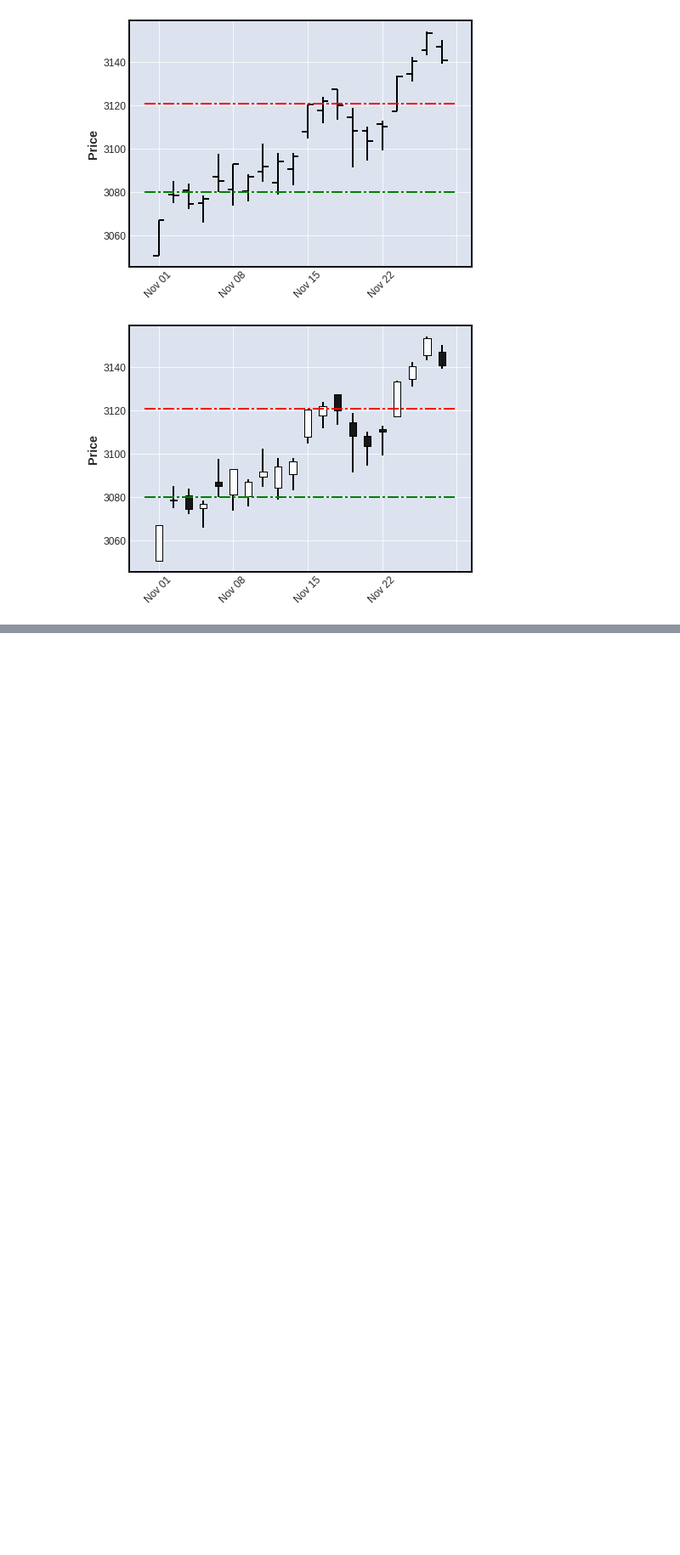
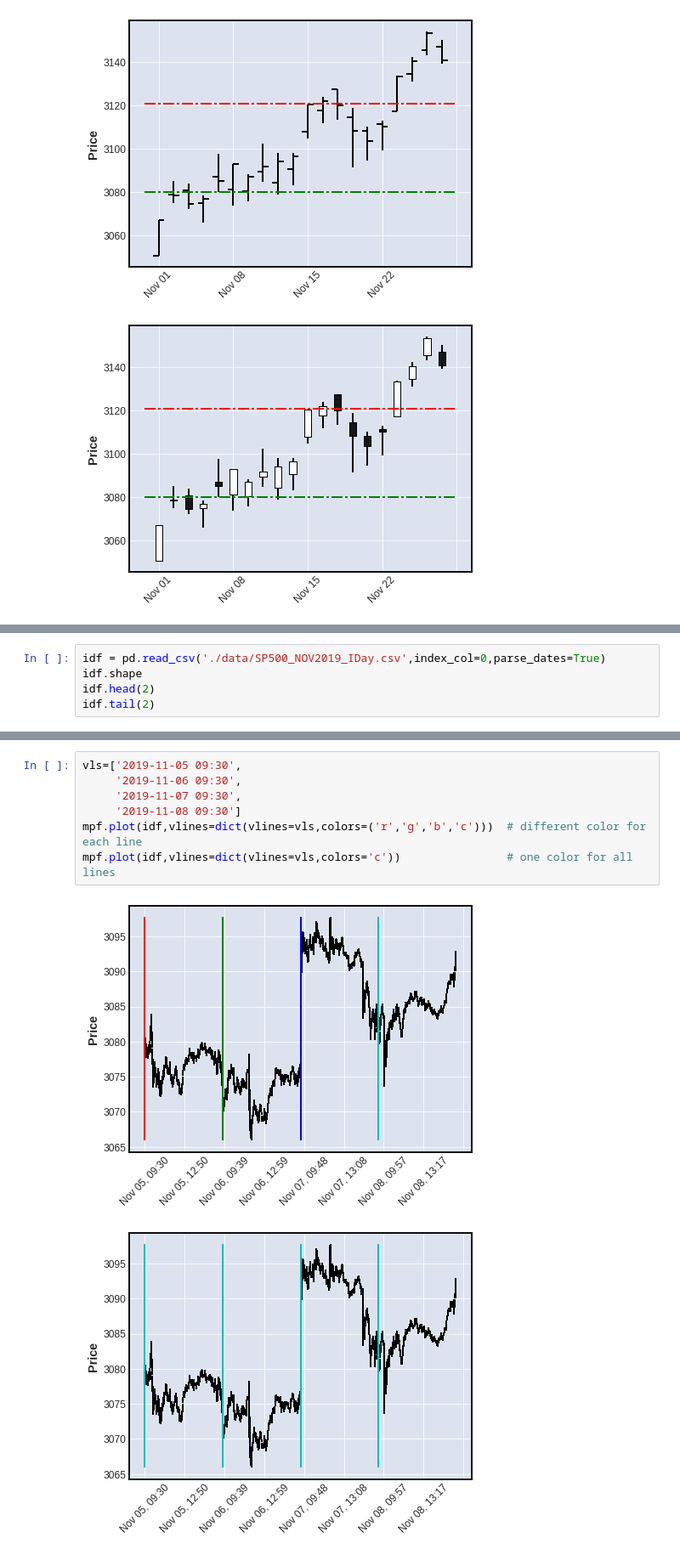
Before and after one commit to matplotlib/mplfinance, a Jupyter notebook: examples/using_lines.ipynb, the cells around one changed output, grey strips where cells are left out. Shown at 85% size. Cells and saved outputs as stored; diff of their text form; blank space fills up the shorter version.

```diff
--- a/examples/using_lines.ipynb
+++ b/examples/using_lines.ipynb
@@ -80,0 +93,5 @@ mpf.plot(daily,hlines=dict(hlines=[3080,3121],colors=['g','r'],linestyle='-.'),t
+# %%
+idf = pd.read_csv('./data/SP500_NOV2019_IDay.csv',index_col=0,parse_dates=True)
+idf.shape
+idf.head(2)
+idf.tail(2)
@@ -80,0 +108,10 @@ mpf.plot(daily,hlines=dict(hlines=[3080,3121],colors=['g','r'],linestyle='-.'),t
+# %%
+vls=['2019-11-05 09:30',
+     '2019-11-06 09:30',
+     '2019-11-07 09:30',
+     '2019-11-08 09:30']
+mpf.plot(idf,vlines=dict(vlines=vls,colors=('r','g','b','c')))  # different color for each line
+mpf.plot(idf,vlines=dict(vlines=vls,colors='c'))                # one color for all lines
+# %% [output]
+[figure, added]
+[figure, added]
```
Also changed, not shown: parts of 6 cells of this notebook, 2 other files.
